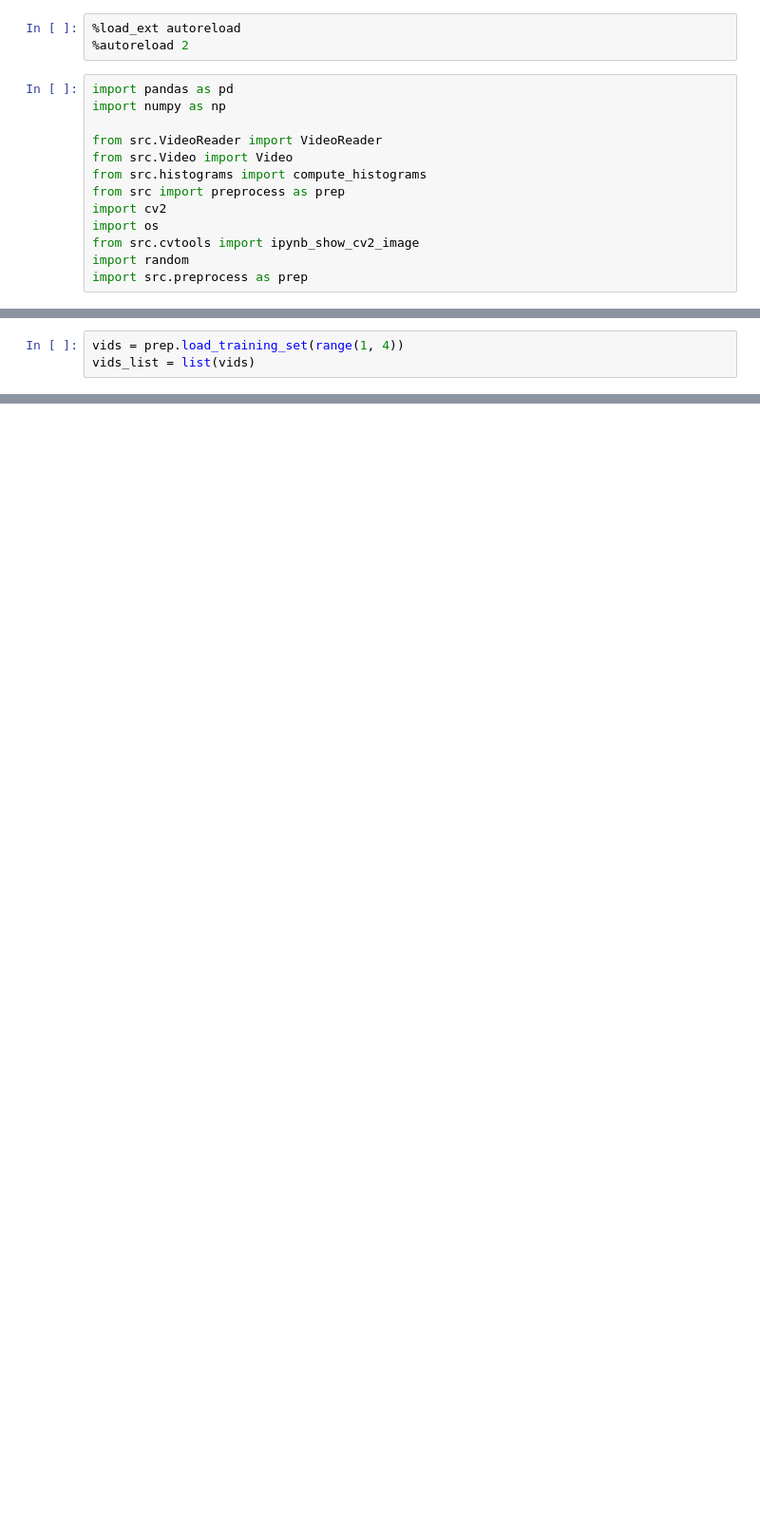
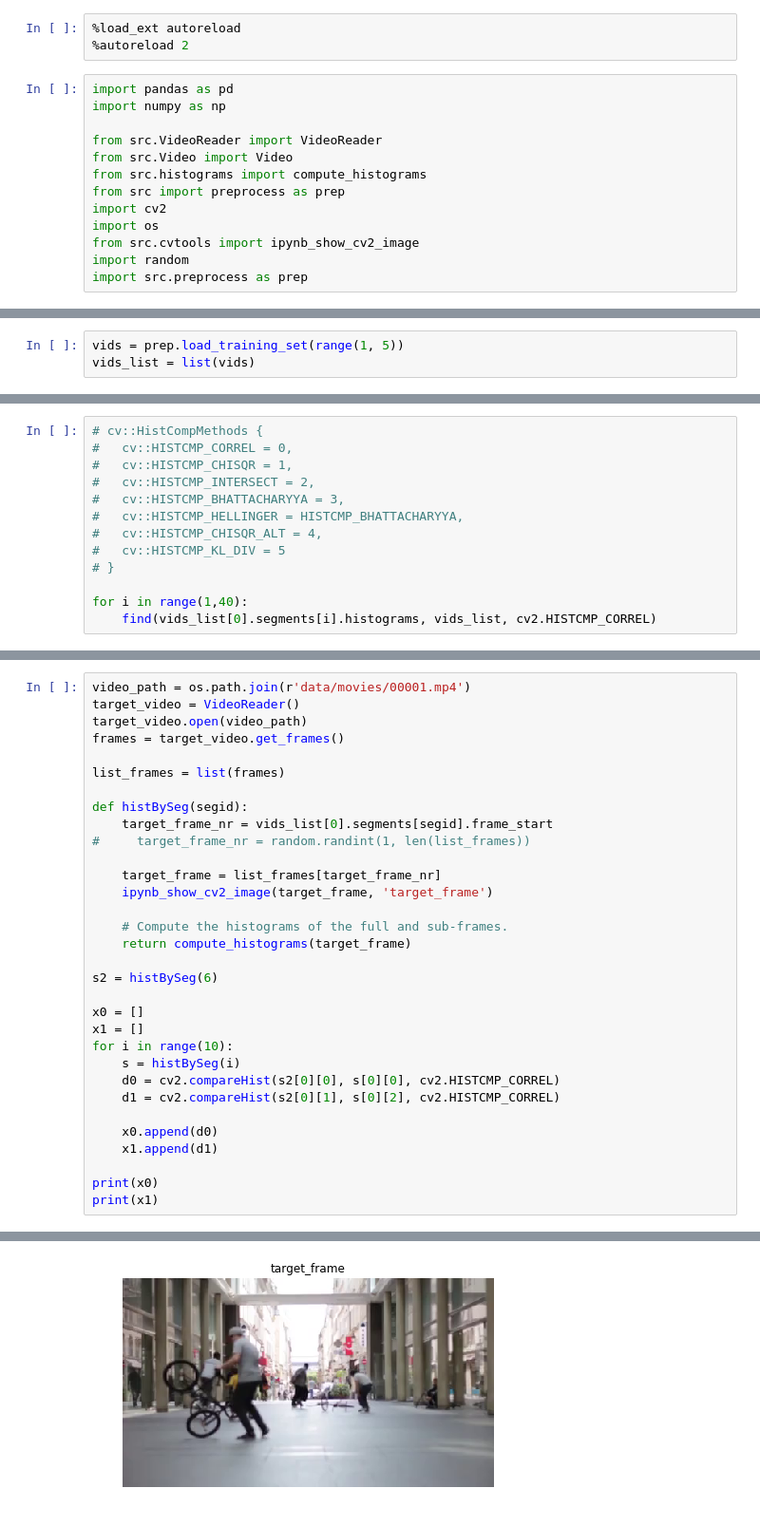
Before and after one commit to wouterz/multimedia-search-recommendation, a Jupyter notebook: project/Search.ipynb, the cells around one changed output, grey strips where cells are left out. Shown at 95% size. Cells and saved outputs as stored; diff of their text form; blank space fills up the shorter version.

```diff
--- a/project/Search.ipynb
+++ b/project/Search.ipynb
@@ -79,4 +68,4 @@ def find(target, videos):
 # %%
-vids = prep.load_training_set(range(1, 4))
+vids = prep.load_training_set(range(1, 5))
 vids_list = list(vids)
 # %% [output]
@@ -91,0 +73,13 @@ video 00003 - segment 45
+# %%
+# cv::HistCompMethods {
+#   cv::HISTCMP_CORREL = 0,
+#   cv::HISTCMP_CHISQR = 1,
+#   cv::HISTCMP_INTERSECT = 2,
+#   cv::HISTCMP_BHATTACHARYYA = 3,
+#   cv::HISTCMP_HELLINGER = HISTCMP_BHATTACHARYYA,
+#   cv::HISTCMP_CHISQR_ALT = 4,
+#   cv::HISTCMP_KL_DIV = 5
+# }
+
+for i in range(1,40):
+    find(vids_list[0].segments[i].histograms, vids_list, cv2.HISTCMP_CORREL)
@@ -91,0 +104,33 @@ video 00003 - segment 45
+# %%
+video_path = os.path.join(r'data/movies/00001.mp4')
+target_video = VideoReader()
+target_video.open(video_path)
+frames = target_video.get_frames()
+
+list_frames = list(frames)
+
+def histBySeg(segid):
+    target_frame_nr = vids_list[0].segments[segid].frame_start
+#     target_frame_nr = random.randint(1, len(list_frames))
+
+    target_frame = list_frames[target_frame_nr]
+    ipynb_show_cv2_image(target_frame, 'target_frame')
+
+    # Compute the histograms of the full and sub-frames.
+    return compute_histograms(target_frame)
+
+s2 = histBySeg(6)
+
+x0 = []
+x1 = []
+for i in range(10):
+    s = histBySeg(i)
+    d0 = cv2.compareHist(s2[0][0], s[0][0], cv2.HISTCMP_CORREL)
+    d1 = cv2.compareHist(s2[0][1], s[0][2], cv2.HISTCMP_CORREL)
+
+    x0.append(d0)
+    x1.append(d1)
+
+print(x0)
+print(x1)
+# %% [output]
@@ -91,0 +139 @@ video 00003 - segment 45
+[figure, added]
```
Also changed, not shown: parts of 5 cells of this notebook, 14 other files.
